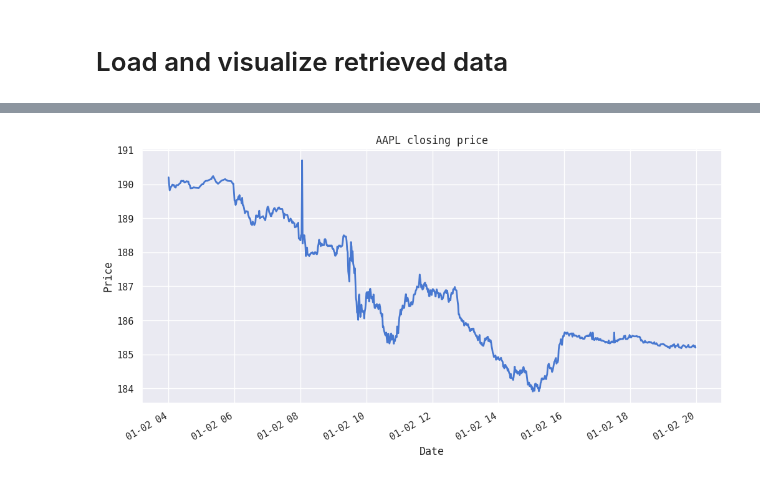
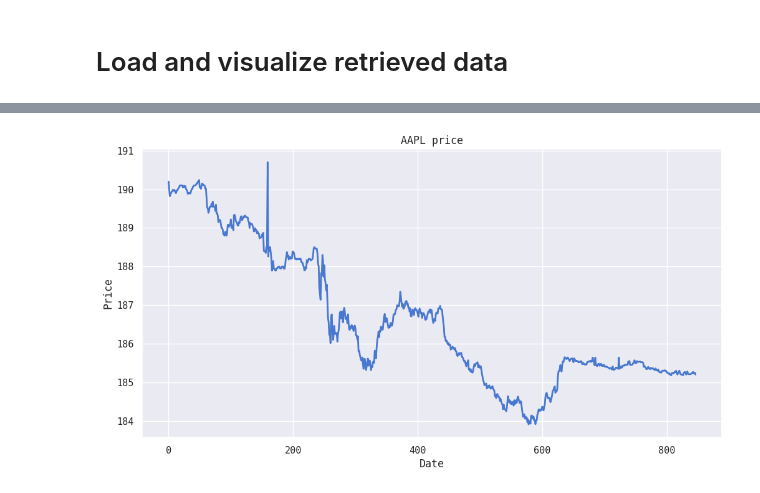
Before and after one commit to sukiboo/historical-asset-prices, a Jupyter notebook: load_data.ipynb, the cells around one changed output, grey strips where cells are left out. Cells and saved outputs as stored; diff of their text form; code cells hidden in the pictures.

```diff
--- a/load_data.ipynb
+++ b/load_data.ipynb
@@ -26,4 +9,4 @@ df
 # %%
-df = pd.read_parquet(f"./data/stocks/AAPL/2024-01-02.parquet")
-df
+stocks = pd.read_parquet(f"./data/stocks/AAPL/")
+stocks
 # %% [output]
@@ -63,10 +43,10 @@ df
 # %%
-df["close"].plot(
+stocks["close"].plot(
     figsize=(12, 6),
-    title=f"{ticker} closing price",
+    title=f"{stocks['ticker'].iloc[0]} price",
     xlabel="Date",
     ylabel="Price",
 )
 plt.show()
 # %% [output]
-[figure, old version]
+[figure, new version]
```
Also changed, not shown: parts of 4 cells of this notebook, 7 other files.
